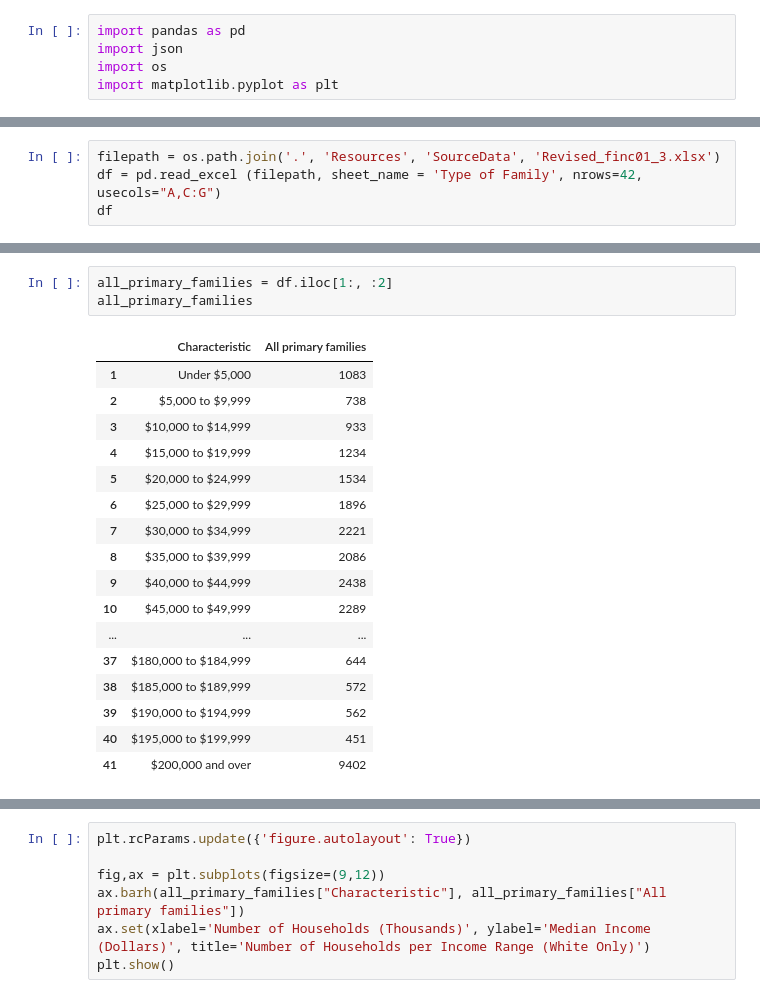
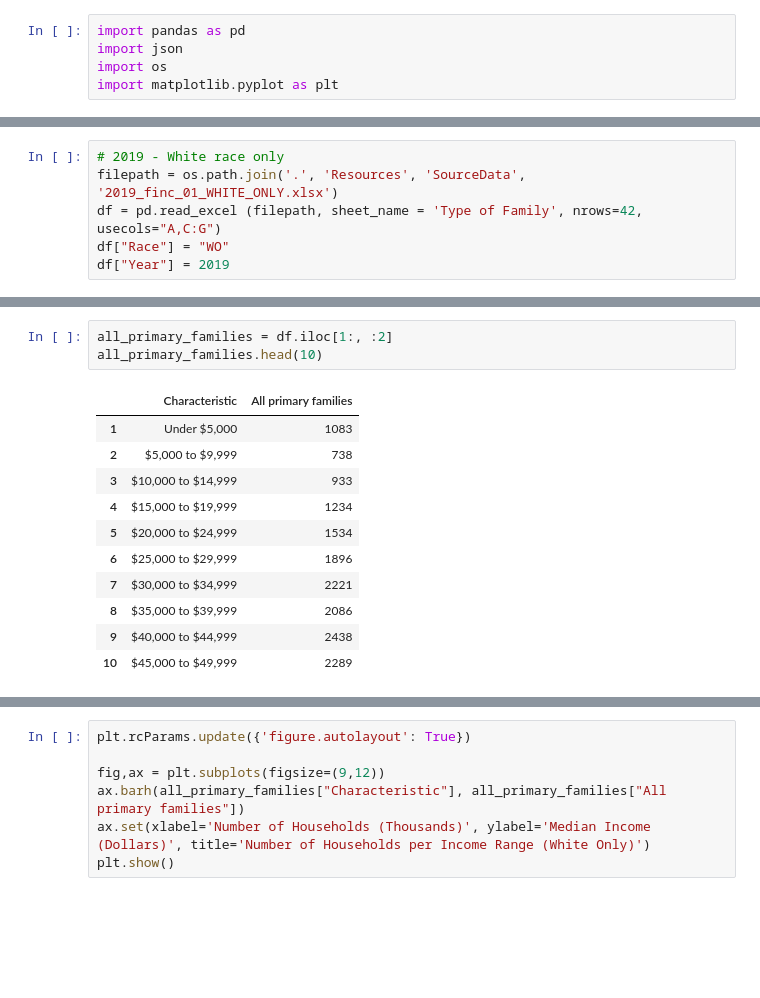
Before and after one commit to j0serobles/UCF_Data_Bootcamp_Project1, a Jupyter notebook: Data_Explore_Cleanup.ipynb, the cells around one changed output, grey strips where cells are left out. Saved outputs shown, nothing was run; the diff lists cells and outputs as text; blank space fills up the shorter version.

Commit message:
Concatenated more data frames for year 2019

```diff
--- a/Data_Explore_Cleanup.ipynb
+++ b/Data_Explore_Cleanup.ipynb
@@ -10,4 +10,6 @@ Import Excel workbook using pandas
 # %%
-filepath = os.path.join('.', 'Resources', 'SourceData', 'Revised_finc01_3.xlsx')
+# 2019 - White race only
+filepath = os.path.join('.', 'Resources', 'SourceData', '2019_finc_01_WHITE_ONLY.xlsx')
 df = pd.read_excel (filepath, sheet_name = 'Type of Family', nrows=42, usecols="A,C:G")
-df
+df["Race"] = "WO"
+df["Year"] = 2019
@@ -32,24 +16,18 @@ df
 # %%
 all_primary_families = df.iloc[1:, :2]
-all_primary_families
+all_primary_families.head(10)
 # %% [output]
 |  | Characteristic | All primary families |
 | 1 | Under $5,000 | 1083 |
 | 2 | $5,000 to $9,999 | 738 |
 | 3 | $10,000 to $14,999 | 933 |
 | 4 | $15,000 to $19,999 | 1234 |
 | 5 | $20,000 to $24,999 | 1534 |
 | 6 | $25,000 to $29,999 | 1896 |
 | 7 | $30,000 to $34,999 | 2221 |
 | 8 | $35,000 to $39,999 | 2086 |
 | 9 | $40,000 to $44,999 | 2438 |
 | 10 | $45,000 to $49,999 | 2289 |
-| ... | ... | ... |
-| 37 | $180,000 to $184,999 | 644 |
-| 38 | $185,000 to $189,999 | 572 |
-| 39 | $190,000 to $194,999 | 562 |
-| 40 | $195,000 to $199,999 | 451 |
-| 41 | $200,000 and over | 9402 |
 # %%
 all_primary_families["Characteristic"] = all_primary_families["Characteristic"].str.replace('$','')
 all_primary_families["Characteristic"] = all_primary_families["Characteristic"].str.replace(',','')
```
Also changed, not shown: parts of 4 cells of this notebook.
